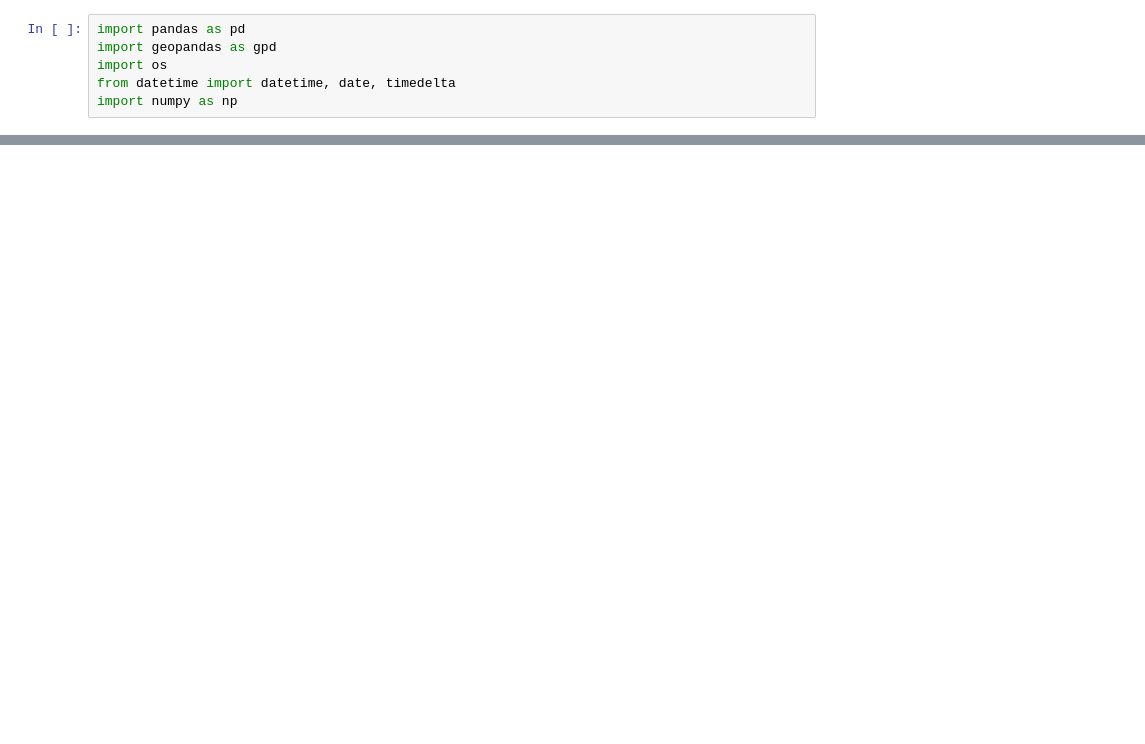
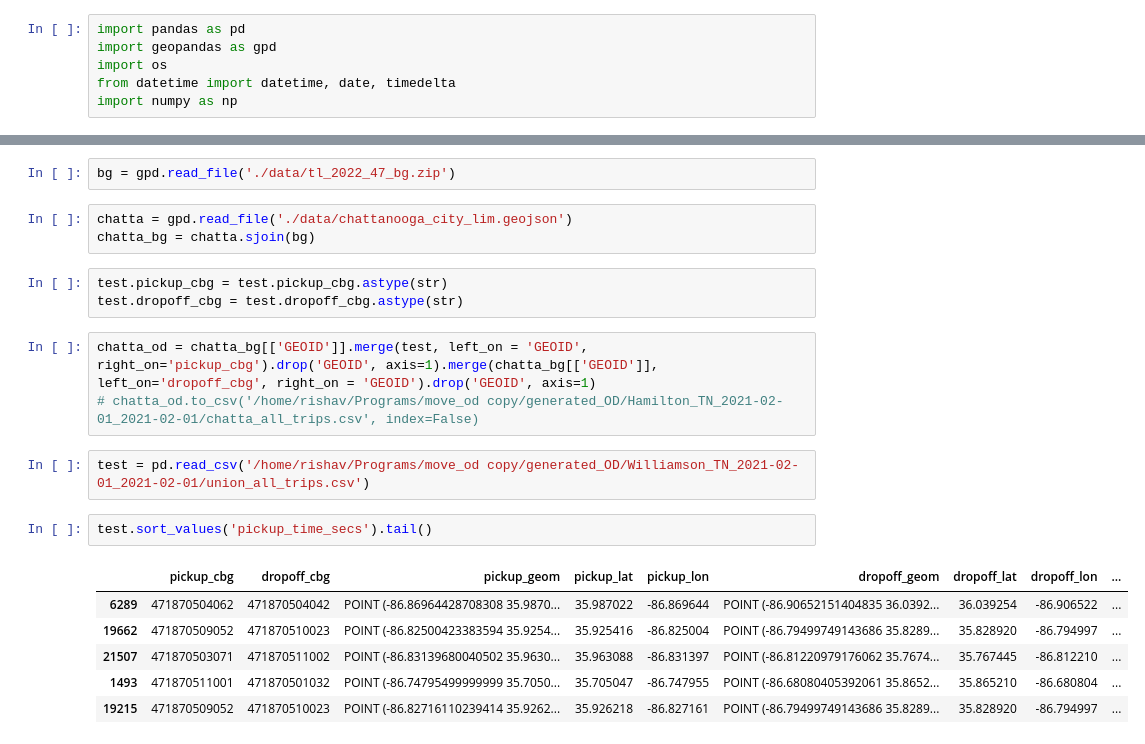
Before and after one commit to rishavsen1/move_od, a Jupyter notebook: union_lodes_sg.ipynb, the cells around one changed output, grey strips where cells are left out. Drawn from its saved outputs; the diff is of its cells as text; blank space fills up the shorter version.

Commit message:
Updated the way SG was being read
poi had float values convert to in then str

```diff
--- a/union_lodes_sg.ipynb
+++ b/union_lodes_sg.ipynb
@@ -195,0 +197,22 @@ union.head()
+# %%
+bg = gpd.read_file('./data/tl_2022_47_bg.zip')
+# %%
+chatta = gpd.read_file('./data/chattanooga_city_lim.geojson')
+chatta_bg = chatta.sjoin(bg)
+# %%
+test.pickup_cbg = test.pickup_cbg.astype(str)
+test.dropoff_cbg = test.dropoff_cbg.astype(str)
+# %%
+chatta_od = chatta_bg[['GEOID']].merge(test, left_on = 'GEOID', right_on='pickup_cbg').drop('GEOID', axis=1).merge(chatta_bg[['GEOID']], left_on='dropoff_cbg', right_on = 'GEOID').drop('GEOID', axis=1)
+# chatta_od.to_csv('/home/rishav/Programs/move_od copy/generated_OD/Hamilton_TN_2021-02-01_2021-02-01/chatta_all_trips.csv', index=False)
+# %%
+test = pd.read_csv('/home/rishav/Programs/move_od copy/generated_OD/Williamson_TN_2021-02-01_2021-02-01/union_all_trips.csv')
+# %%
+test.sort_values('pickup_time_secs').tail()
+# %% [output]
+|  | pickup_cbg | dropoff_cbg | pickup_geom | pickup_lat | pickup_lon | dropoff_geom | dropoff_lat | dropoff_lon | ... |
+| 6289 | 471870504062 | 471870504042 | POINT (-86.86964428708308 35.9870... | 35.987022 | -86.869644 | POINT (-86.90652151404835 36.0392... | 36.039254 | -86.906522 | ... |
+| 19662 | 471870509052 | 471870510023 | POINT (-86.82500423383594 35.9254... | 35.925416 | -86.825004 | POINT (-86.79499749143686 35.8289... | 35.828920 | -86.794997 | ... |
+| 21507 | 471870503071 | 471870511002 | POINT (-86.83139680040502 35.9630... | 35.963088 | -86.831397 | POINT (-86.81220979176062 35.7674... | 35.767445 | -86.812210 | ... |
+| 1493 | 471870511001 | 471870501032 | POINT (-86.74795499999999 35.7050... | 35.705047 | -86.747955 | POINT (-86.68080405392061 35.8652... | 35.865210 | -86.680804 | ... |
+| 19215 | 471870509052 | 471870510023 | POINT (-86.82716110239414 35.9262... | 35.926218 | -86.827161 | POINT (-86.79499749143686 35.8289... | 35.828920 | -86.794997 | ... |
```
Also changed, not shown: parts of 14 cells of this notebook, 5 other files.
